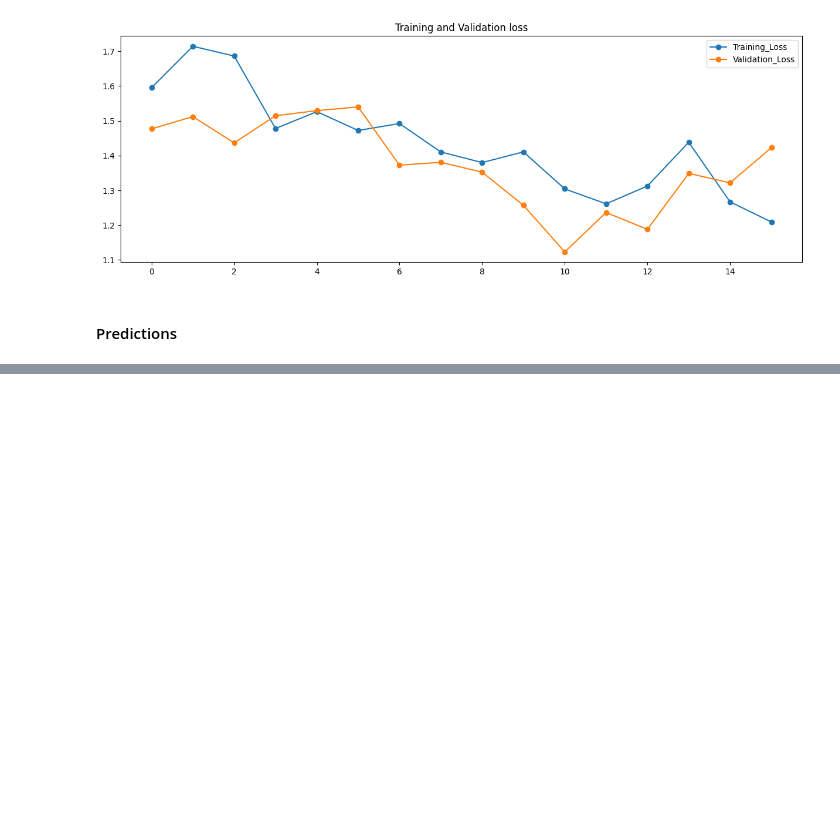
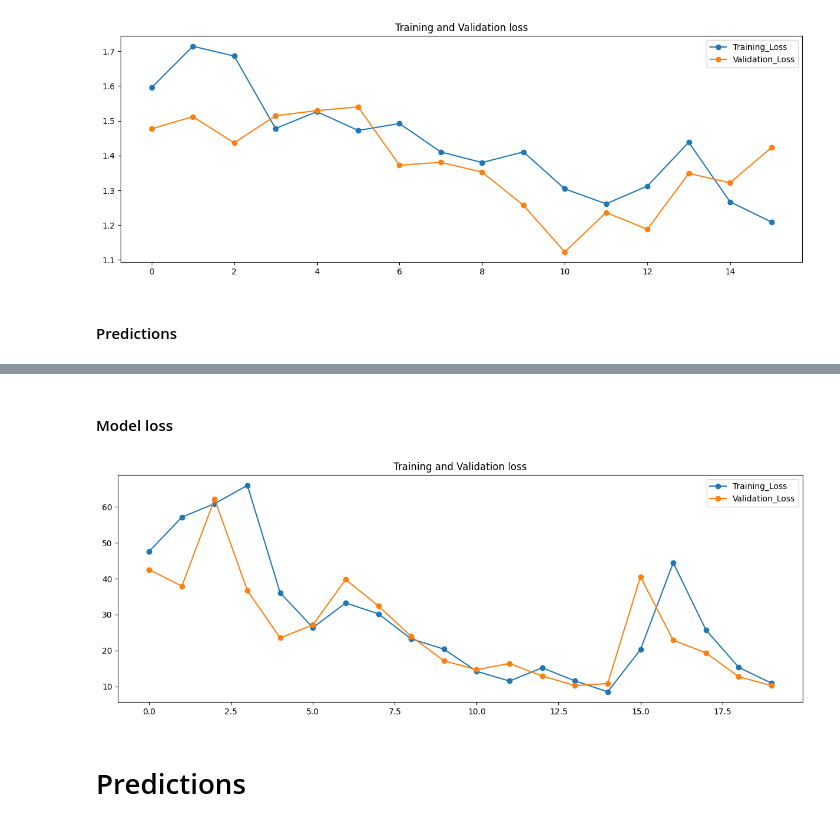
Before and after one commit to santhoshkavi123/TENSORFLOW, a Jupyter notebook: ImageClassification/Sheep_Classification/Pre_Trained_Model.ipynb, the cells around one changed output, grey strips where cells are left out. Drawn from its saved outputs; the diff is of its cells as text; code cells hidden in the pictures; blank space fills up the shorter version.

Commit message:
working on pre-trained modelling approach

```diff
--- a/ImageClassification/Sheep_Classification/Pre_Trained_Model.ipynb
+++ b/ImageClassification/Sheep_Classification/Pre_Trained_Model.ipynb
@@ -291,0 +315,11 @@ X_test.to_csv("./data/output/Submission_PreTrained_Xception.csv",index = False)
+# %%
+xception_model = Xception(
+    include_top = False,
+    weights = "imagenet",
+    classes = 7,
+    classifier_activation="softmax",
+)
+
+# Retaining & Freezing the Weights
+for layer in xception_model.layers:
+    layer.trainable = False
@@ -291,0 +356,5 @@ X_test.to_csv("./data/output/Submission_PreTrained_Xception.csv",index = False)
+# %%
+pre_trained_model_retain_wts.compile(optimizer= Adam(),
+                        loss = CategoricalCrossentropy(),
+                        metrics = ['accuracy'],
+                        )
@@ -291,0 +363,17 @@ X_test.to_csv("./data/output/Submission_PreTrained_Xception.csv",index = False)
+# %%
+earlystopping_callback = EarlyStopping(
+    monitor = "val_loss",
+    patience = 20,
+    mode = "min",
+    restore_best_weights = True,
+    verbose = 1
+)
+
+model_check_point_callback = ModelCheckpoint(
+    filepath = "./artifacts/pre_trained_model.keras",
+    monitor = "val_loss",
+    mode = "min",
+    save_best_only = True,
+)
+
+callbacks = [earlystopping_callback, model_check_point_callback]
@@ -291,0 +382,5 @@ X_test.to_csv("./data/output/Submission_PreTrained_Xception.csv",index = False)
+# %%
+history = pre_trained_model_retain_wts.fit(train_generator,
+                    epochs = 20,
+                    validation_data = validation_generator,
+                    callbacks = callbacks)
@@ -291,0 +427,13 @@ X_test.to_csv("./data/output/Submission_PreTrained_Xception.csv",index = False)
+# %% [markdown]
+#### Model loss
+# %%
+plt.figure(figsize= (15, 5))
+plt.plot(history.history["loss"], 'o-',label = "Training_Loss")
+plt.plot(history.history["val_loss"], 'o-',label = "Validation_Loss")
+plt.title("Training and Validation loss")
+plt.legend()
+plt.show()
+# %% [output]
+[figure, added]
+# %% [markdown]
+# Predictions
```
Also changed, not shown: parts of 12 cells of this notebook.
